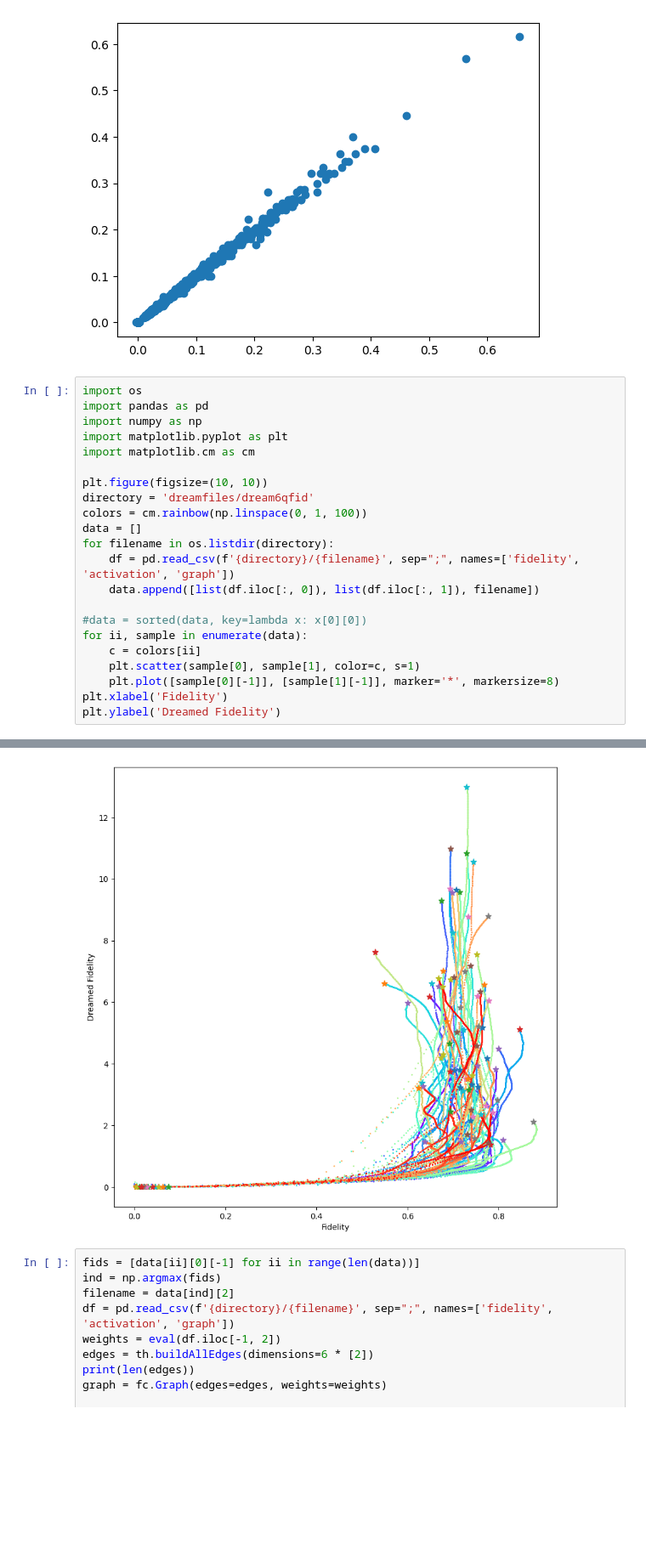
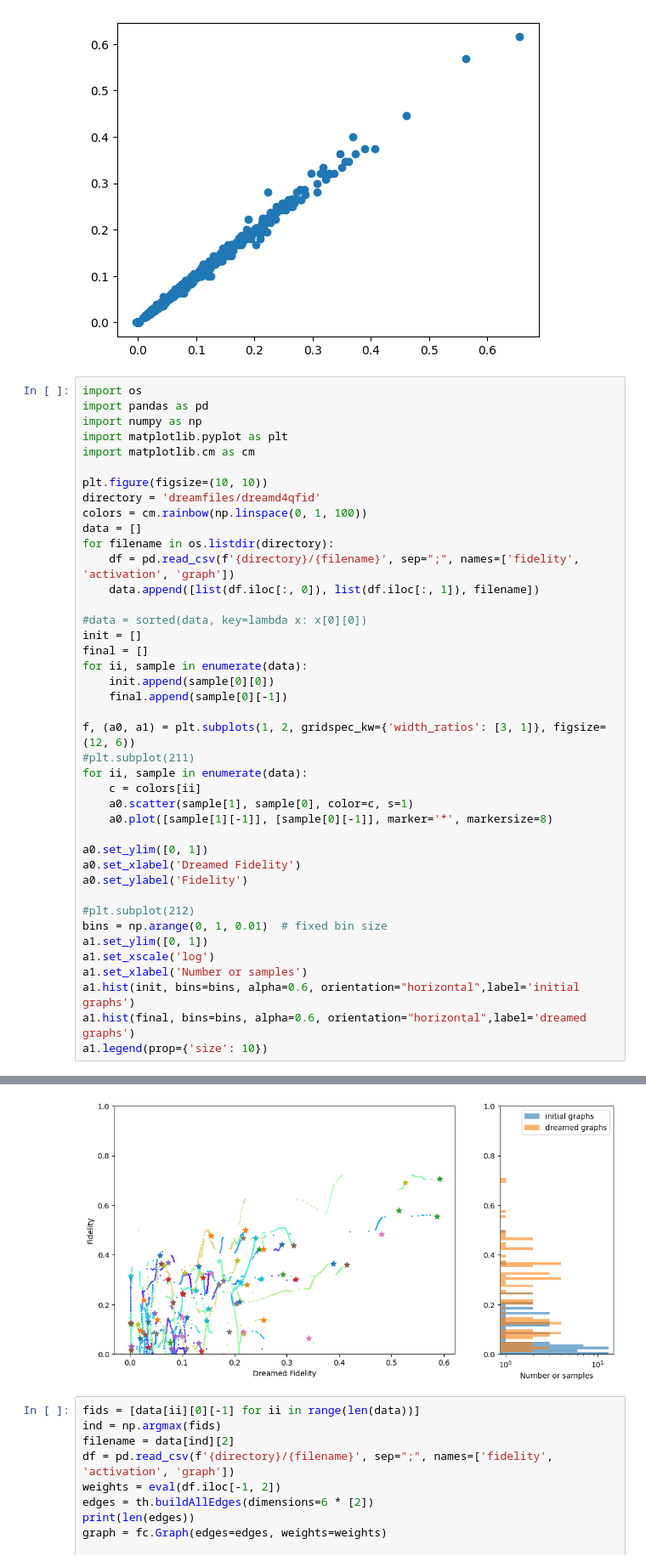
Before and after one commit to artificial-scientist-lab/deepGraphDreaming, a Jupyter notebook: predict_4qdiscrete.ipynb, the cells around one changed output, grey strips where cells are left out. Shown at 85% size. Cells and saved outputs as stored; diff of their text form; blank space fills up the shorter version.

```diff
--- a/predict_4qdiscrete.ipynb
+++ b/predict_4qdiscrete.ipynb
@@ -45,7 +45,7 @@ import matplotlib.pyplot as plt
 import matplotlib.cm as cm
 
 plt.figure(figsize=(10, 10))
-directory = 'dreamfiles/dream6qfid'
+directory = 'dreamfiles/dreamd4qfid'
 colors = cm.rainbow(np.linspace(0, 1, 100))
 data = []
 for filename in os.listdir(directory):
@@ -53,10 +53,29 @@ for filename in os.listdir(directory):
     data.append([list(df.iloc[:, 0]), list(df.iloc[:, 1]), filename])
 
 #data = sorted(data, key=lambda x: x[0][0])
+init = []
+final = []
+for ii, sample in enumerate(data):
+    init.append(sample[0][0])
+    final.append(sample[0][-1])
+
+f, (a0, a1) = plt.subplots(1, 2, gridspec_kw={'width_ratios': [3, 1]}, figsize=(12, 6))
+#plt.subplot(211)
 for ii, sample in enumerate(data):
     c = colors[ii]
-    plt.scatter(sample[0], sample[1], color=c, s=1)
-    plt.plot([sample[0][-1]], [sample[1][-1]], marker='*', markersize=8)
-plt.xlabel('Fidelity')
-plt.ylabel('Dreamed Fidelity')
+    a0.scatter(sample[1], sample[0], color=c, s=1)
+    a0.plot([sample[1][-1]], [sample[0][-1]], marker='*', markersize=8)
+
+a0.set_ylim([0, 1])
+a0.set_xlabel('Dreamed Fidelity')
+a0.set_ylabel('Fidelity')
+
+#plt.subplot(212)
+bins = np.arange(0, 1, 0.01)  # fixed bin size
+a1.set_ylim([0, 1])
+a1.set_xscale('log')
+a1.set_xlabel('Number or samples')
+a1.hist(init, bins=bins, alpha=0.6, orientation="horizontal",label='initial graphs')
+a1.hist(final, bins=bins, alpha=0.6, orientation="horizontal",label='dreamed graphs')
+a1.legend(prop={'size': 10})
 # %% [output]
@@ -64,4 +84,4 @@ Text(0, 0.5, 'Dreamed Fidelity')
-[figure, old version]
+[figure, new version]
 # %%
 fids = [data[ii][0][-1] for ii in range(len(data))]
 ind = np.argmax(fids)
```
Also changed, not shown: parts of 1 cell of this notebook, 3 other files.
